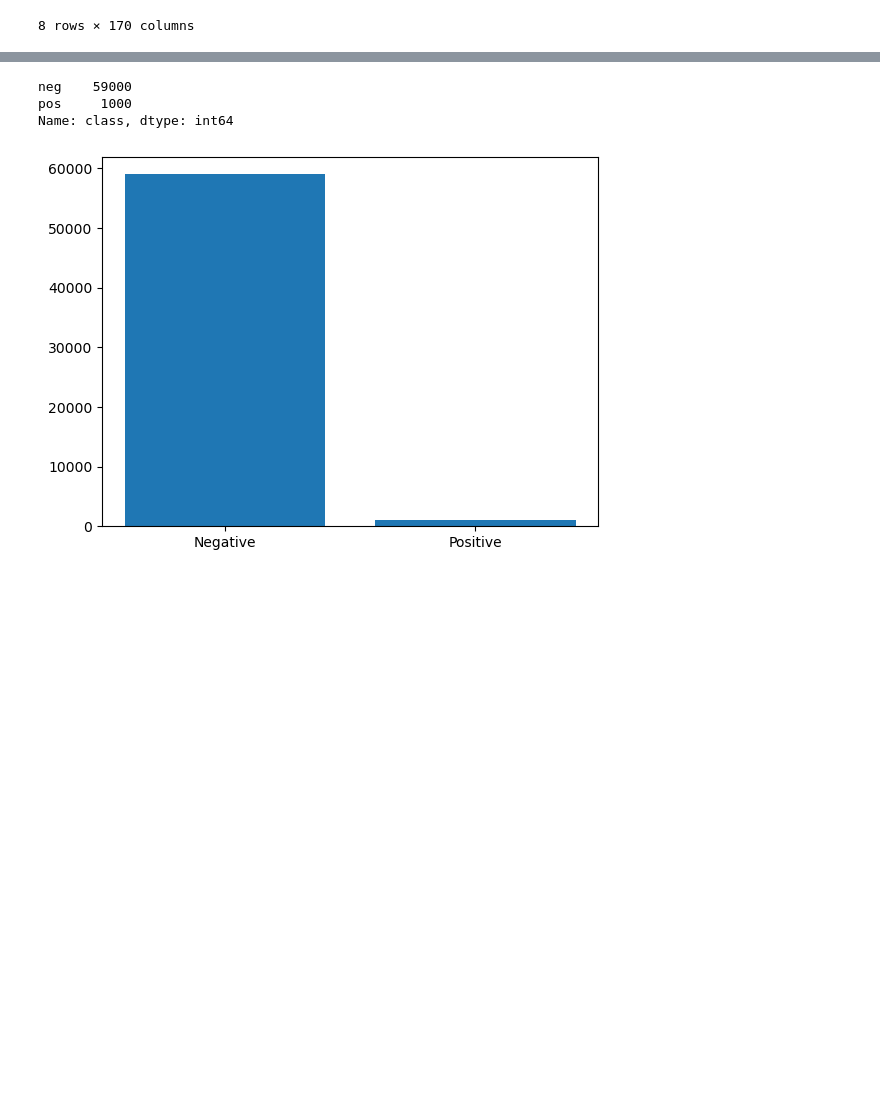
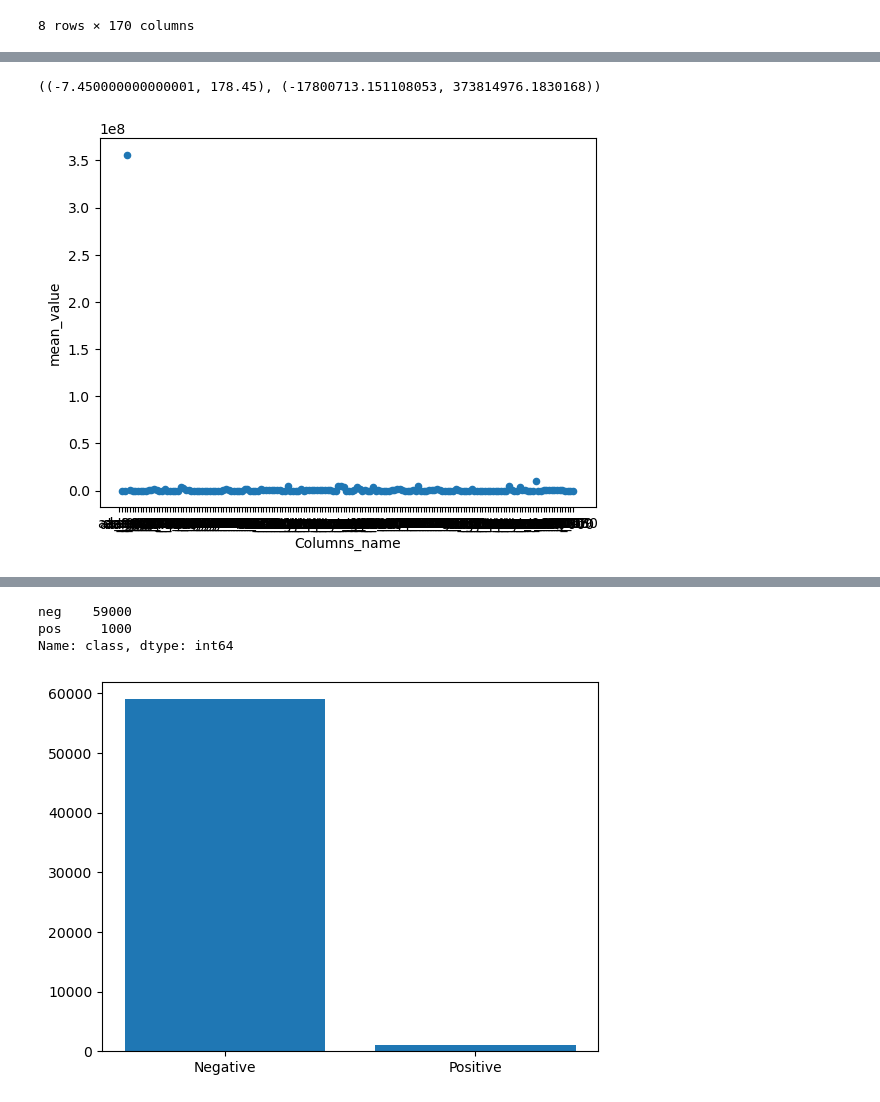
Before and after one commit to VPLEV23/DA_2023_Project, a Jupyter notebook: Project.ipynb, the cells around one changed output, grey strips where cells are left out. Cells and saved outputs as stored; diff of their text form; code cells hidden in the pictures; blank space fills up the shorter version.

```diff
--- a/Project.ipynb
+++ b/Project.ipynb
@@ -213,0 +326,5 @@ Name: mean, Length: 171, dtype: object
+# %%
+mean_exploration=data_cleaned.describe(include='all').loc['mean']
+# %%
+mean_exploration=mean_exploration.to_frame()
+mean_exploration.head()
@@ -213,0 +338,3 @@ Name: mean, Length: 171, dtype: object
+# %%
+mean_exploration=mean_exploration.rename(columns={"mean": "mean_value"})
+mean_exploration.head()
@@ -213,0 +348,4 @@ Name: mean, Length: 171, dtype: object
+# %%
+mean_exploration.index=mean_exploration.index
+mean_exploration.index.name='Columns_name'
+mean_exploration=mean_exploration.reset_index()
@@ -213,0 +367,6 @@ Name: mean, Length: 171, dtype: object
+# %%
+ax=mean_exploration.plot.scatter(x='Columns_name', y='mean_value')
+ax.get_xlim(),ax.get_ylim()
+# %% [output]
+((-7.450000000000001, 178.45), (-17800713.151108053, 373814976.1830168))
+[figure, added]
```
Also changed, not shown: parts of 47 cells of this notebook.
